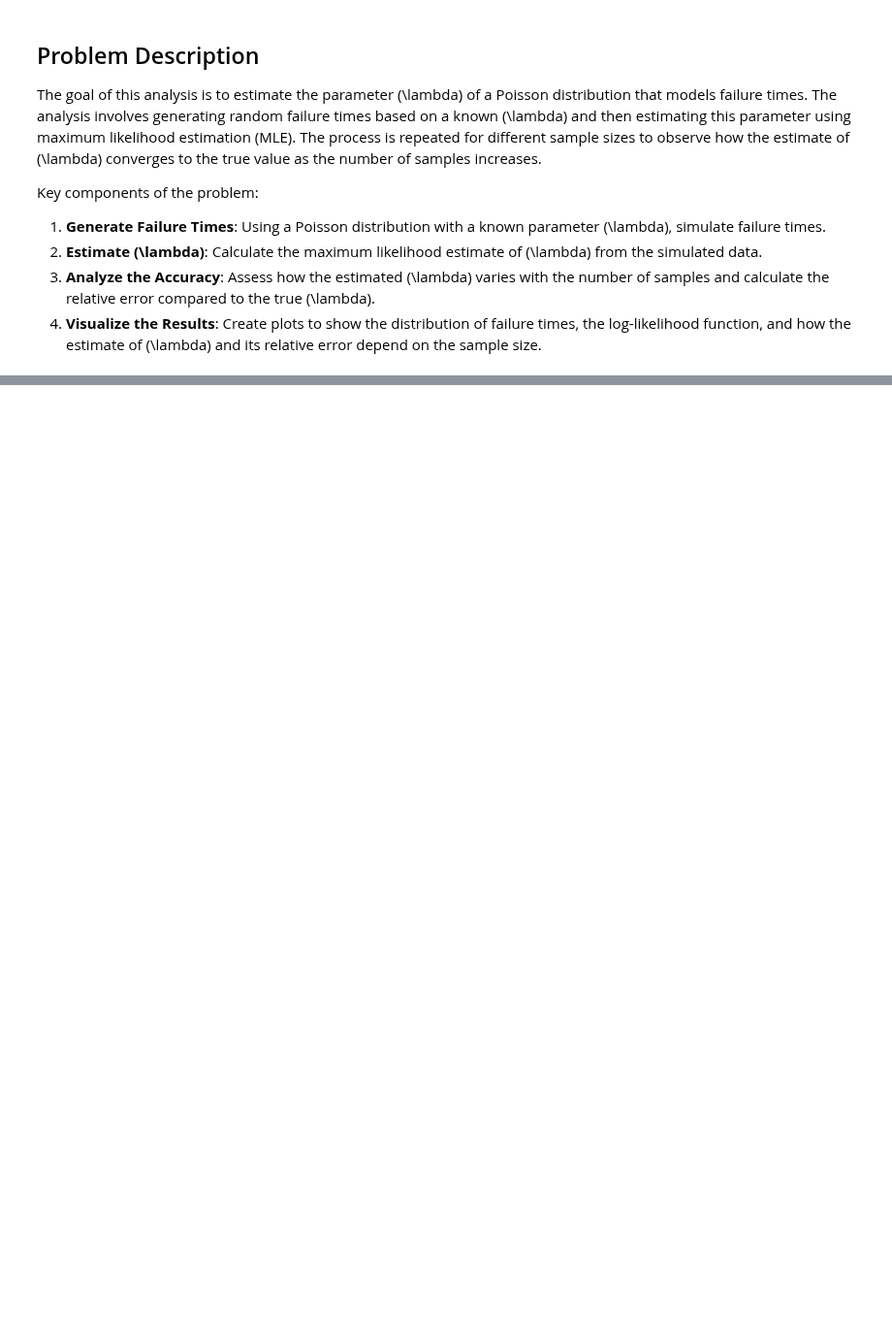
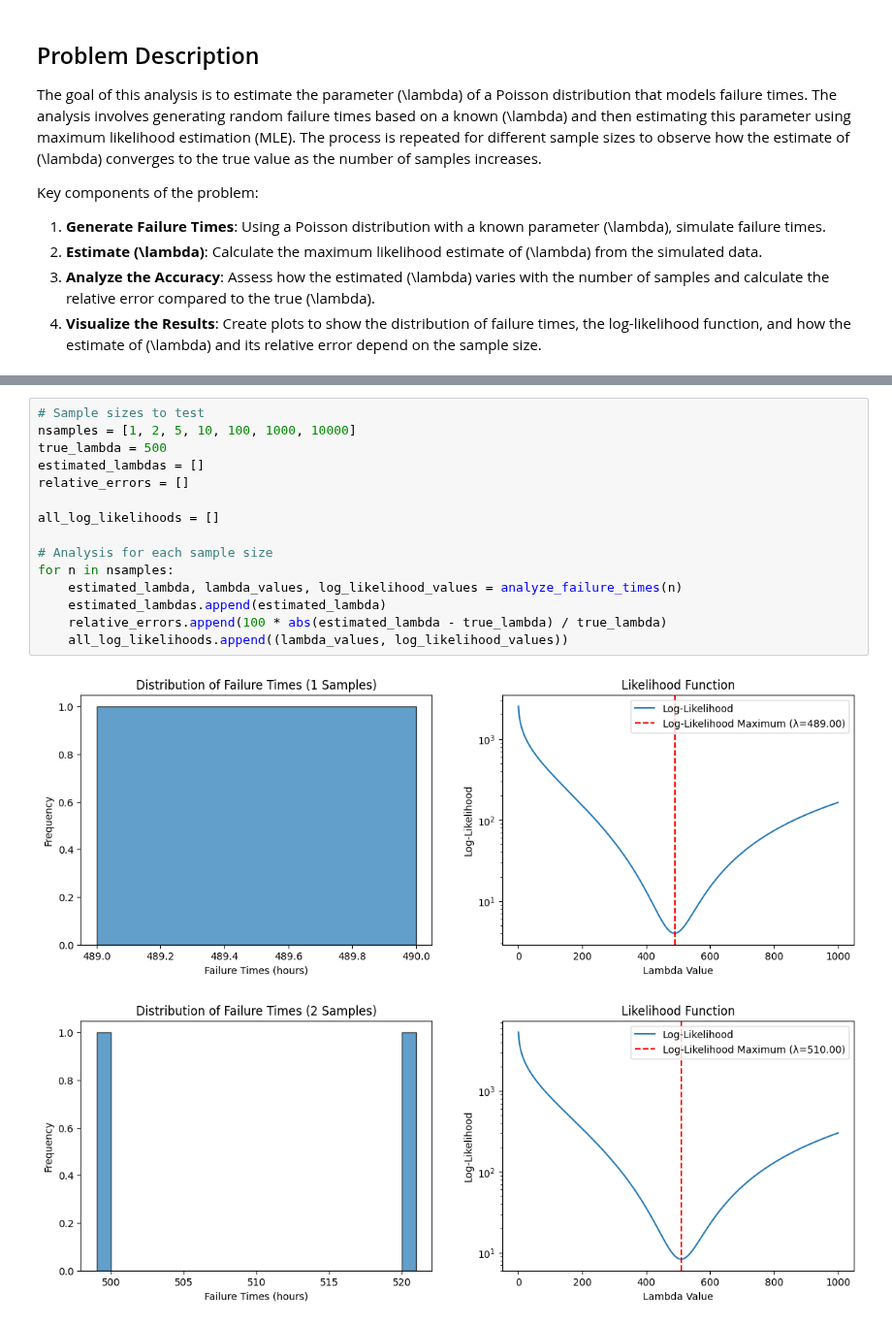
Before and after one commit to MrPiada/data-analysis-swiss-knife, a Jupyter notebook: MTBF/failure_times.ipynb, the cells around one changed output, grey strips where cells are left out. Shown at 97% size. Cells and saved outputs as stored; diff of their text form; blank space fills up the shorter version.

Commit message:
clean failure times notebook

```diff
--- a/MTBF/failure_times.ipynb
+++ b/MTBF/failure_times.ipynb
@@ -148,0 +78,18 @@ plt.show()
+# %%
+# Sample sizes to test
+nsamples = [1, 2, 5, 10, 100, 1000, 10000]
+true_lambda = 500
+estimated_lambdas = []
+relative_errors = []
+
+all_log_likelihoods = []
+
+# Analysis for each sample size
+for n in nsamples:
+    estimated_lambda, lambda_values, log_likelihood_values = analyze_failure_times(n)
+    estimated_lambdas.append(estimated_lambda)
+    relative_errors.append(100 * abs(estimated_lambda - true_lambda) / true_lambda)
+    all_log_likelihoods.append((lambda_values, log_likelihood_values))
+# %% [output]
+[figure, added]
+[figure, added]
```
Also changed, not shown: parts of 5 cells of this notebook.
